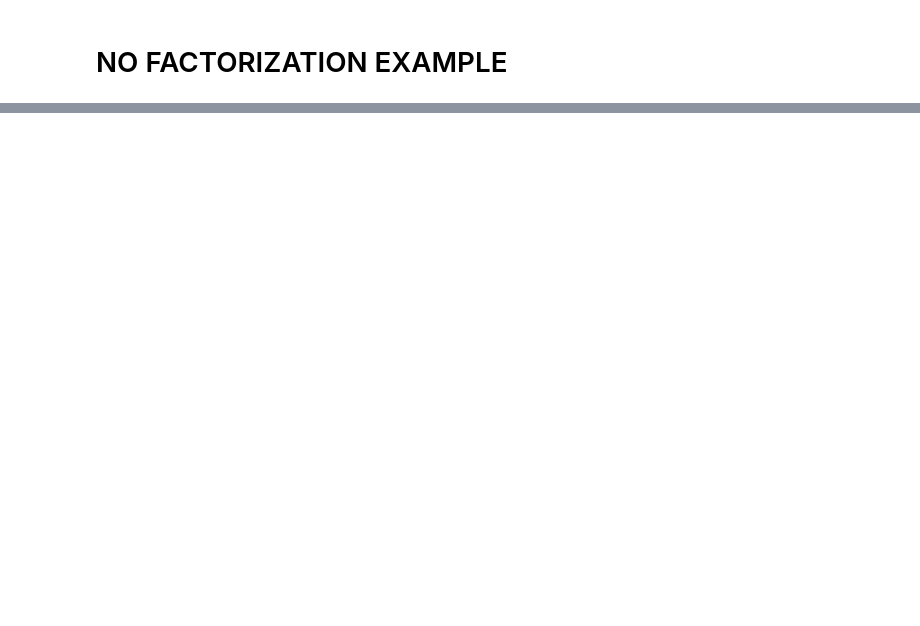
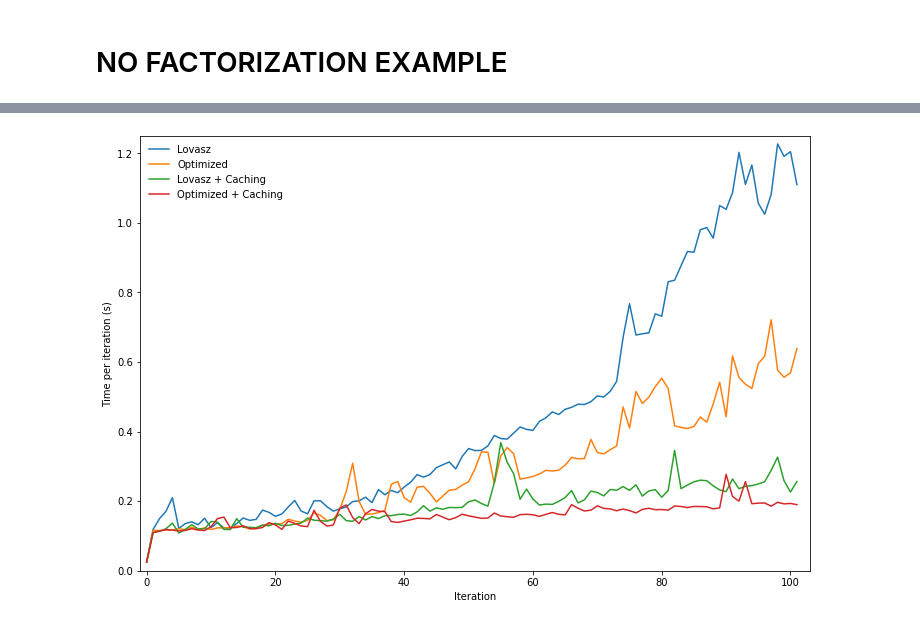
Before and after one commit to AIDEmeProject/PythonMiddleware, a Jupyter notebook: example.ipynb, the cells around one changed output, grey strips where cells are left out. Saved outputs shown, nothing was run; the diff lists cells and outputs as text; code cells hidden in the pictures; blank space fills up the shorter version.

```diff
--- a/example.ipynb
+++ b/example.ipynb
@@ -18,7 +18,7 @@ def plot_fscore(metrics):
     plt.show()
 # %%
 # DUMMY DATA
-N = int(1e5)
+N = int(1e6)
 dim = 2
 limit = 2 * (0.001)**(1. / dim)
 rng = np.random.RandomState(0)
@@ -44,7 +44,7 @@ selectivity : 0.105 %
 REPEAT = 1
 NUMBER_OF_ITERATIONS = 100  # number of points to be labeled by the user
 
-SUBSAMPLING = None
+SUBSAMPLING = 50000
 
 INITIAL_SAMPLER = stratified_sampler(labeled_set, pos=1, neg=1)  # start with one random positive sample and one random negative sample
 #INITIAL_SAMPLER = random_sampler(10)
@@ -53,7 +53,7 @@ CALLBACK = [ # callback functions to be called at the end of each iteration
     classification_metrics(labeled_set.labels, ['fscore']),
     three_set_metric,
 ]
-CALLBACK_SKIP = 5
+CALLBACK_SKIP = 4
 PRINT_CALLBACK_RESULT = True
 
 CONVERGENCE_CRITERIA = [
@@ -67,15 +67,22 @@ SEED = list(range(REPEAT))
 
 explore = PoolBasedExploration(INITIAL_SAMPLER, SUBSAMPLING, CALLBACK, CALLBACK_SKIP, PRINT_CALLBACK_RESULT, CONVERGENCE_CRITERIA)
 
-# CHOOSE AN ALGORITHM
+# Non-Factorized AL
 #learner = RandomSampler(SVC(C=1e5, kernel='rbf', gamma='auto'))  # choose a random point
 #learner = SimpleMargin(C=1024, kernel='rbf')  # choose point closest to SVM decision boundary
 #learner = DualSpaceModel(learner, sample_unknown_proba=0.5, mode='positive')  # Dual Space model
 
-#learner = KernelQueryByCommittee(sampling='deterministic', strategy='default')  # version space algorithm
+learner = KernelQueryByCommittee(strategy='default', rounding_cache=True, z_cut=False, jitter=1e-12, warmup=100, thin=100, n_samples=16)  # version space algorithm
 #learner = KernelQueryByCommittee(sampling='deterministic', strategy='opt', z_cut=False)  # version space algorithm
-learner = KernelQueryByCommittee(sampling='deterministic', strategy='opt', z_cut=True)  # version space algorithm
+#learner = KernelQueryByCommittee(sampling='deterministic', strategy='opt', z_cut=True)  # version space algorithm
 
+
+# Factorized AL algorithms
+PARTITION = [[i] for i in range(dim)]  #[[0], [1]]
+
+#learner = FactorizedDualSpaceModel(SimpleMargin(C=1024, kernel='rbf'), partition=PARTITION, mode='positive', sample_unknown_proba=0.5)  # Dual Space model
+#learner = SubspatialVersionSpace(warmup=100, thin=10, n_samples=8, rounding=True, kernel='rbf', gamma=None, partition=PARTITION, label_function='AND', loss='GREEDY')
+#learner = SubspatialSimpleMargin(C=1024, kernel='rbf', gamma=5, partition=PARTITION, label_function='AND')
 
 
 # RUN EXPLORATION
@@ -84,5 +91,4 @@ metrics = explore.run(X, labeled_set, learner, repeat=REPEAT, seeds=SEED)  # 're
 # COMPUTE AVERAGE F-SCORE OVER ALL REPEATS AND PLOT
 #plot_fscore(metrics)
 df = pd.DataFrame.from_dict({i: metric for i, metric in enumerate(metrics[0])}, orient='index')
-df
 # %% [output]
@@ -129,2 +156,31 @@ df_opt_z = df
+# %%
+m = 'iter_time' # fscore, iter_time
+
+labels = {
+    'strategy=default cache=False': 'Lovasz',
+    'strategy=opt cache=False z_cut=True': 'Optimized',
+    'strategy=default cache=True':  'Lovasz + Caching',
+    'strategy=opt cache=True  z_cut=True': 'Optimized + Caching'
+}
+
+
+mask = ~dfs['strategy=default cache=False'][m].isnull()
+idx = dfs['strategy=default cache=False'].index[mask]
+
+plt.figure(figsize=(12, 8))
+
+for label, l in labels.items():
+    df = dfs[label]
+    plt.plot(idx, df[m].loc[mask], label=l)
+
+plt.ylim([0, 1.25])
+plt.xlim([-1, 103])
+plt.ylabel('Time per iteration (s)')
+plt.xlabel('Iteration')
+plt.legend(loc='upper left', frameon=False)
+plt.savefig('/Users/luciano/Downloads/ellipsoid_opt.pdf')
+plt.show()
+# %% [output]
+[figure, added]
 # %%
 m = 'iter_time' # fscore, iter_time
```
Also changed, not shown: parts of 8 cells of this notebook, 5 other files.
